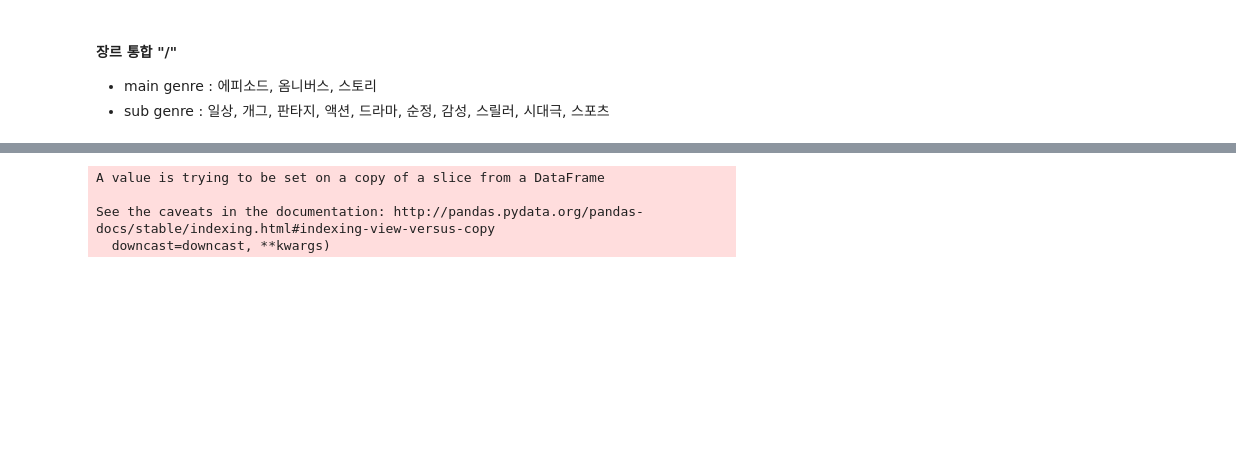
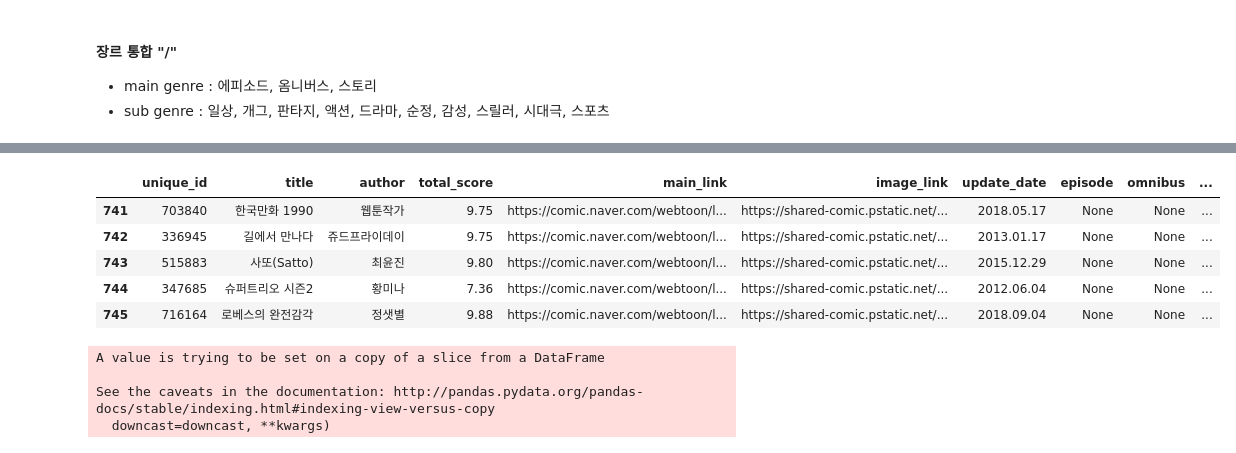
Before and after one commit to brightscannon/Webtoon_recommand_system, a Jupyter notebook: Crawling_test_Juno.ipynb, the cells around one changed output, grey strips where cells are left out. Saved outputs shown, nothing was run; the diff lists cells and outputs as text; code cells hidden in the pictures; blank space fills up the shorter version.

```diff
--- a/Crawling_test_Juno.ipynb
+++ b/Crawling_test_Juno.ipynb
@@ -280,0 +281,10 @@ sports
+# %%
+df.fillna("None", inplace=True)
+df.tail()
+# %% [output]
+|  | unique_id | title | author | total_score | main_link | image_link | update_date | episode | omnibus | ... |
+| 741 | 703840 | 한국만화 1990 | 웹툰작가 | 9.75 | https://comic.naver.com/webtoon/l... | https://shared-comic.pstatic.net/... | 2018.05.17 | None | None | ... |
+| 742 | 336945 | 길에서 만나다 | 쥬드프라이데이 | 9.75 | https://comic.naver.com/webtoon/l... | https://shared-comic.pstatic.net/... | 2013.01.17 | None | None | ... |
+| 743 | 515883 | 사또(Satto) | 최윤진 | 9.80 | https://comic.naver.com/webtoon/l... | https://shared-comic.pstatic.net/... | 2015.12.29 | None | None | ... |
+| 744 | 347685 | 슈퍼트리오 시즌2 | 황미나 | 7.36 | https://comic.naver.com/webtoon/l... | https://shared-comic.pstatic.net/... | 2012.06.04 | None | None | ... |
+| 745 | 716164 | 로베스의 완전감각 | 정샛별 | 9.88 | https://comic.naver.com/webtoon/l... | https://shared-comic.pstatic.net/... | 2018.09.04 | None | None | ... |
```
Also changed, not shown: parts of 2 cells of this notebook.
